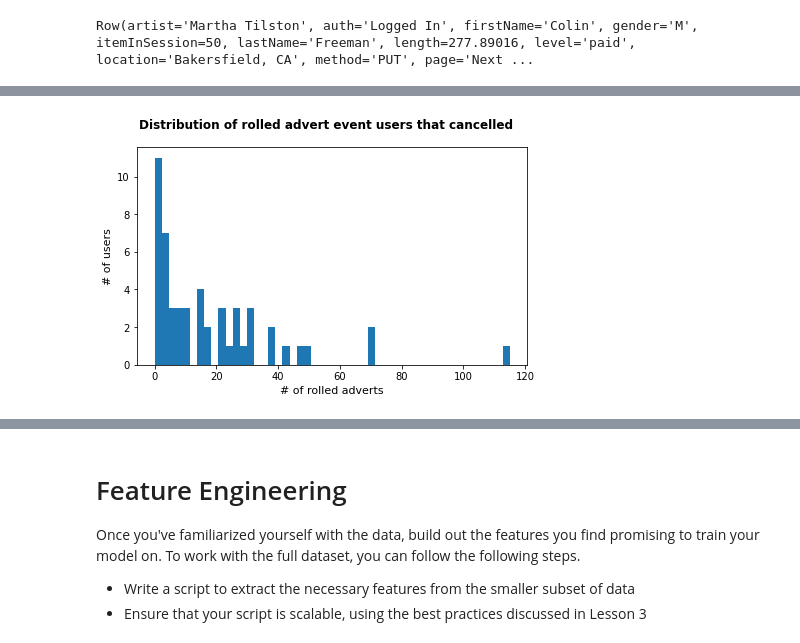
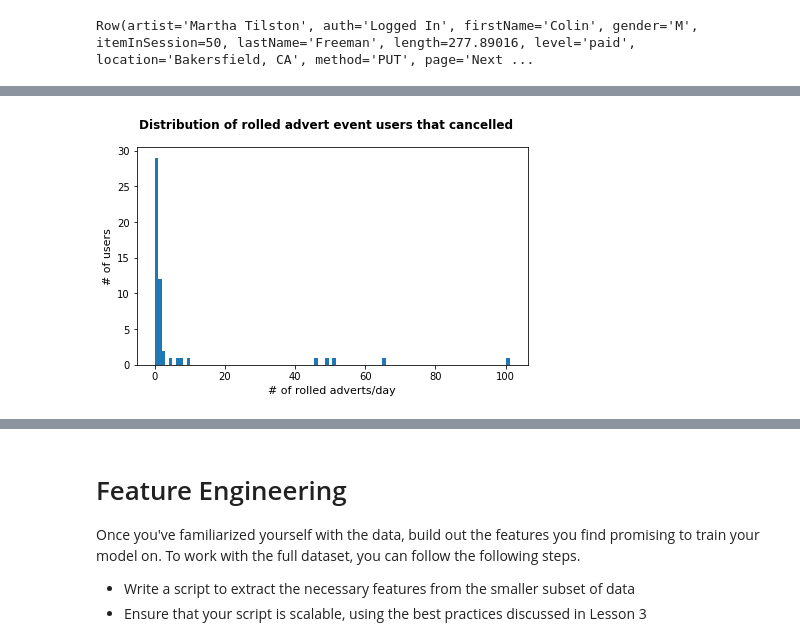
Before and after one commit to russom/DSND-Capstone, a Jupyter notebook: notebooks/Sparkify-project-local.ipynb, the cells around one changed output, grey strips where cells are left out. Saved outputs shown, nothing was run; the diff lists cells and outputs as text; code cells hidden in the pictures.

```diff
--- a/notebooks/Sparkify-project-local.ipynb
+++ b/notebooks/Sparkify-project-local.ipynb
@@ -393,9 +423,9 @@ plt.ylabel('# of users', fontsize=11);
 # %%
 rolled_advert_canc = user_log_cancelled.\
                 groupBy("userId").\
-                agg(Ssum("roll_adv")).collect()
+                agg(min("ts"), max("ts"), Ssum("roll_adv")).collect()
 # %%
-rolled_advert_event_canc = [rolled_adv[1] for rolled_adv in rolled_advert_canc]
+rolled_advert_event_canc = [rolled_adv[3]/((rolled_adv[2]/1000 - rolled_adv[1]/1000)/(3600*24)) for rolled_adv in rolled_advert_canc]
 # %%
 rolled_advert_stay = user_log_staying.\
                 groupBy("userId").\
@@ -405,10 +435,10 @@ rolled_advert_event_stay = [rolled_adv[1] for rolled_adv in rolled_advert_stay]
 # %%
 # Plot histogram for the rolled advert event
 fig = plt.figure(figsize=(7, 4))
 fig.suptitle('Distribution of rolled advert event users that cancelled', fontsize=12, fontweight='bold')
 
-plt.hist(rolled_advert_event_canc, bins=50);
-plt.xlabel('# of rolled adverts', fontsize=11)
+plt.hist(rolled_advert_event_canc, bins=100);
+plt.xlabel('# of rolled adverts/day', fontsize=11)
 plt.ylabel('# of users', fontsize=11);
 # %% [output]
-[figure, old version]
+[figure, new version]
```
Also changed, not shown: parts of 16 cells of this notebook.
